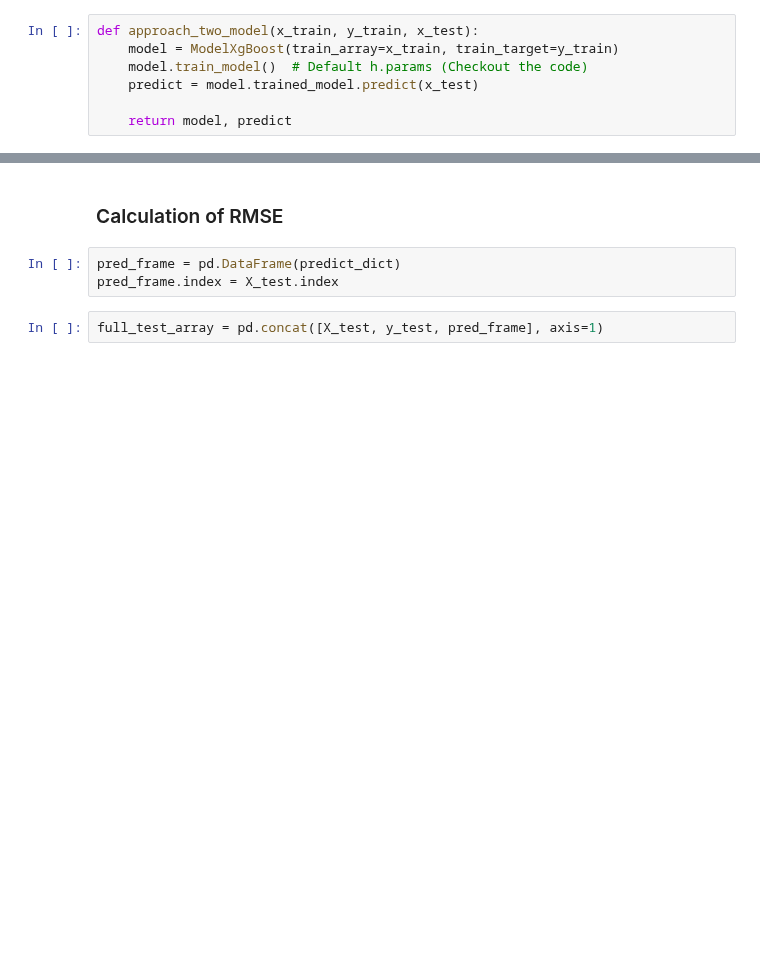
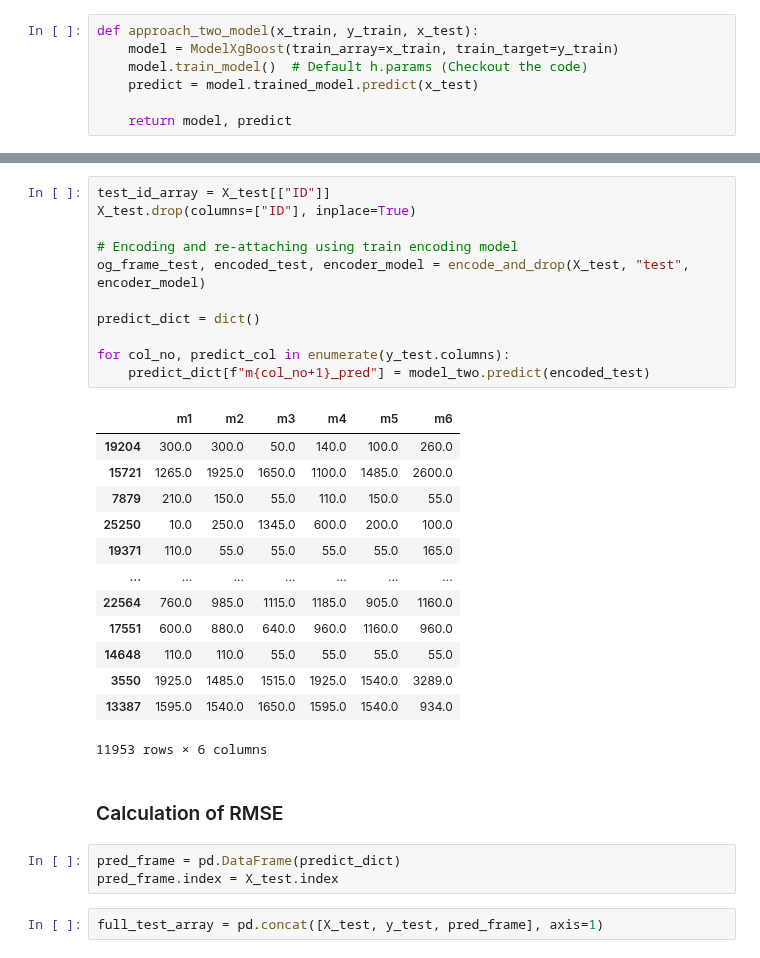
Before and after one commit to AumPandya95/zindi_paygo, a Jupyter notebook: notebooks/models/xgboost_model_approach_2.ipynb, the cells around one changed output, grey strips where cells are left out. Saved outputs shown, nothing was run; the diff lists cells and outputs as text; blank space fills up the shorter version.

```diff
--- a/notebooks/models/xgboost_model_approach_2.ipynb
+++ b/notebooks/models/xgboost_model_approach_2.ipynb
@@ -274,3 +224,28 @@ for model_no, target_col in enumerate(["m1", "m2", "m3", "m4", "m5", "m6"]):
+# %%
+test_id_array = X_test[["ID"]]
+X_test.drop(columns=["ID"], inplace=True)
+
+# Encoding and re-attaching using train encoding model
+og_frame_test, encoded_test, encoder_model = encode_and_drop(X_test, "test", encoder_model)
+
+predict_dict = dict()
+
+for col_no, predict_col in enumerate(y_test.columns):
+    predict_dict[f"m{col_no+1}_pred"] = model_two.predict(encoded_test)
+# %% [output]
+|  | m1 | m2 | m3 | m4 | m5 | m6 |
+| 19204 | 300.0 | 300.0 | 50.0 | 140.0 | 100.0 | 260.0 |
+| 15721 | 1265.0 | 1925.0 | 1650.0 | 1100.0 | 1485.0 | 2600.0 |
+| 7879 | 210.0 | 150.0 | 55.0 | 110.0 | 150.0 | 55.0 |
+| 25250 | 10.0 | 250.0 | 1345.0 | 600.0 | 200.0 | 100.0 |
+| 19371 | 110.0 | 55.0 | 55.0 | 55.0 | 55.0 | 165.0 |
+| ... | ... | ... | ... | ... | ... | ... |
+| 22564 | 760.0 | 985.0 | 1115.0 | 1185.0 | 905.0 | 1160.0 |
+| 17551 | 600.0 | 880.0 | 640.0 | 960.0 | 1160.0 | 960.0 |
+| 14648 | 110.0 | 110.0 | 55.0 | 55.0 | 55.0 | 55.0 |
+| 3550 | 1925.0 | 1485.0 | 1515.0 | 1925.0 | 1540.0 | 3289.0 |
+| 13387 | 1595.0 | 1540.0 | 1650.0 | 1595.0 | 1540.0 | 934.0 |
+11953 rows × 6 columns
 # %% [markdown]
 ### Calculation of RMSE
 # %%
```
Also changed, not shown: parts of 14 cells of this notebook.
